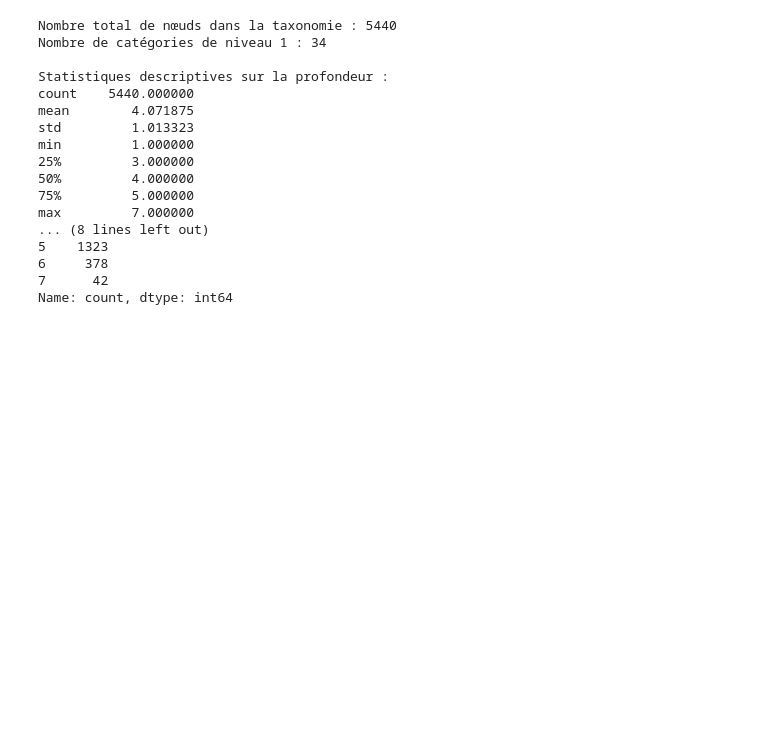
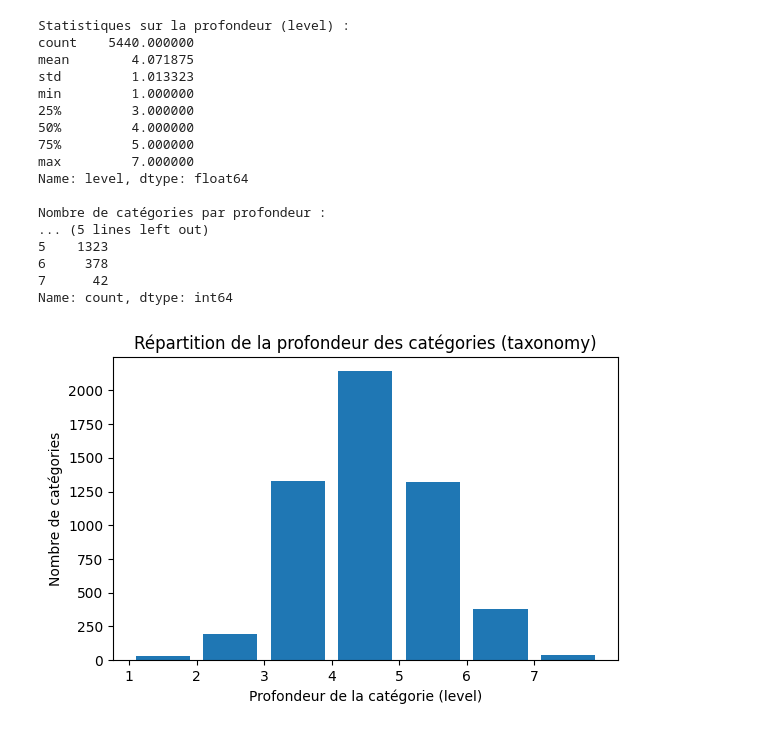
Before and after one commit to Faberra57/criteo, a Jupyter notebook: Stat'App.ipynb, the cells around one changed output. Cells and saved outputs as stored; diff of their text form; code cells hidden in the pictures; blank space fills up the shorter version.

Commit message:
Suite des stats desc

```diff
--- a/Stat'App.ipynb
+++ b/Stat'App.ipynb
@@ -47,33 +52,39 @@ taxonomy.head()
 # %%
-# Bloc 4 : statistiques globales
+# Stats descriptives sur le nombre de niveaux
+print("Statistiques sur la profondeur (level) :")
+print(taxo["level"].describe())
 
-n_nodes = len(taxonomy)
-n_level1 = taxonomy["level1"].nunique()
-depth_stats = taxonomy["depth"].describe()
-nodes_per_depth = taxonomy["depth"].value_counts().sort_index()
+# Répartition du nombre de niveaux
+level_counts = taxo["level"].value_counts().sort_index()
+print("\nNombre de catégories par profondeur :")
+print(level_counts)
 
-print("Nombre total de nœuds dans la taxonomie :", n_nodes)
-print("Nombre de catégories de niveau 1 :", n_level1)
-print("\nStatistiques descriptives sur la profondeur :")
-print(depth_stats)
-print("\nNombre de nœuds par profondeur :")
-print(nodes_per_depth)
+# Graphe : histogramme du nombre de niveaux
+plt.figure(figsize=(6, 4))
+taxo["level"].plot(kind="hist", bins=range(1, taxo["level"].max() + 2), rwidth=0.8)
+plt.xticks(range(1, taxo["level"].max() + 1))
+plt.xlabel("Profondeur de la catégorie (level)")
+plt.ylabel("Nombre de catégories")
+plt.title("Répartition de la profondeur des catégories (taxonomy)")
+plt.tight_layout()
+plt.show()
 # %% [output]
-Nombre total de nœuds dans la taxonomie : 5440
-Nombre de catégories de niveau 1 : 34
-
-Statistiques descriptives sur la profondeur :
+Statistiques sur la profondeur (level) :
 count    5440.000000
 mean        4.071875
 std         1.013323
 min         1.000000
 25%         3.000000
 50%         4.000000
 75%         5.000000
 max         7.000000
-... (8 lines left out)
+Name: level, dtype: float64
+
+Nombre de catégories par profondeur :
+... (5 lines left out)
 5    1323
 6     378
 7      42
 Name: count, dtype: int64
+[figure, added]
 # %%
```
Also changed, not shown: parts of 23 cells of this notebook, 1 other file.
